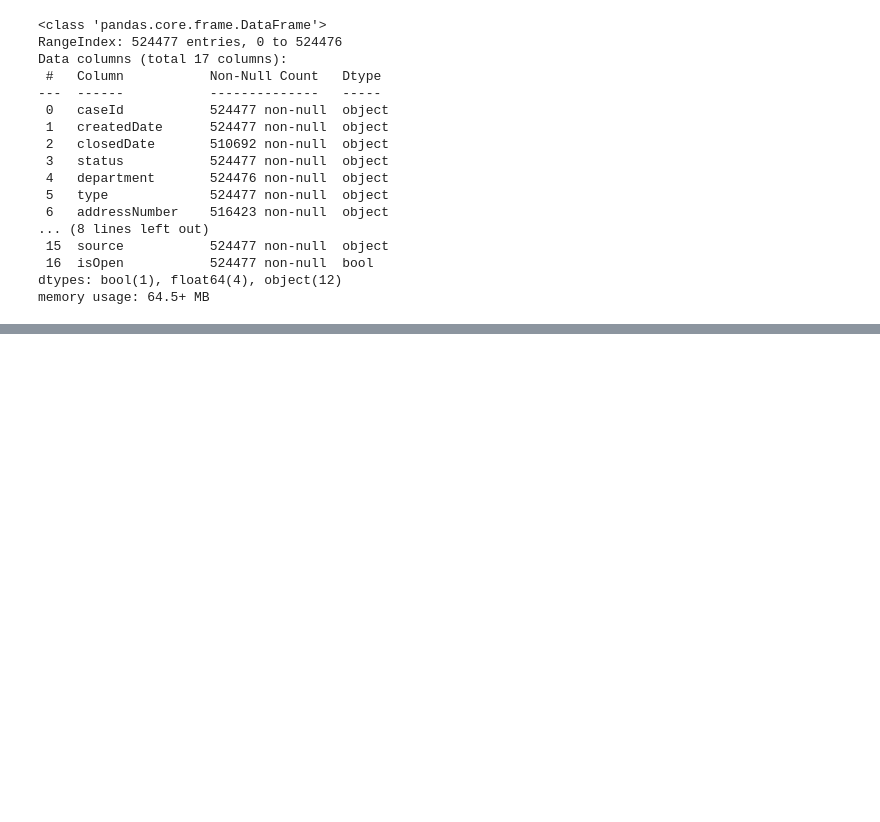
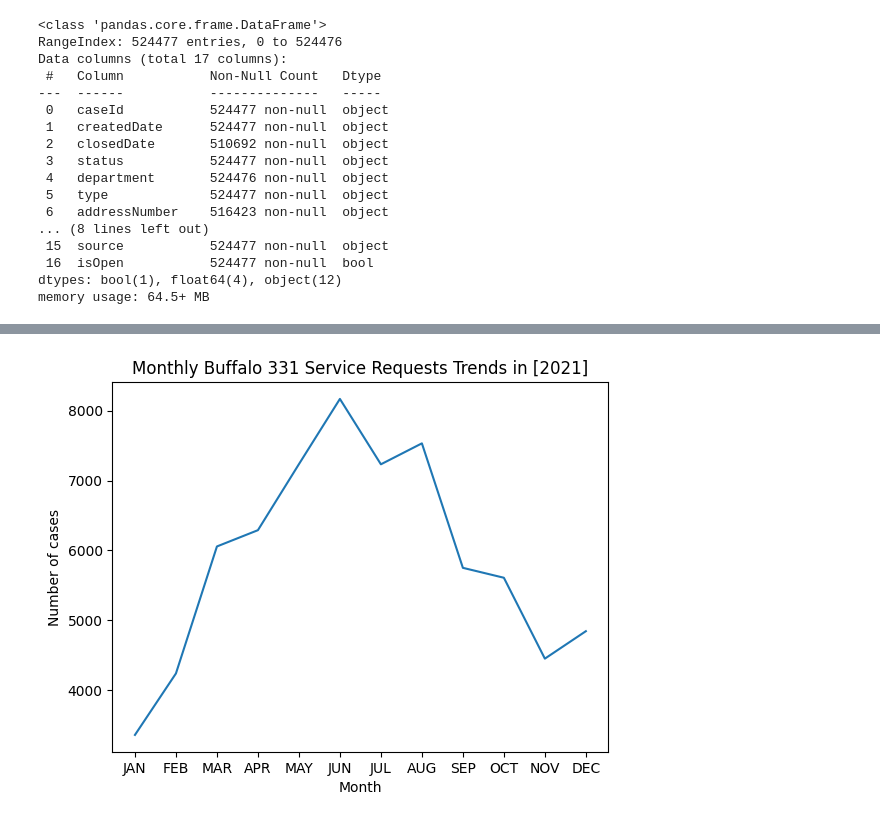
Before and after one commit to JoshuaCongHu/CTRL-Freaks, a Jupyter notebook: src/Buffalo 331 Service Exploratory Data Analytics.ipynb, the cells around one changed output, grey strips where cells are left out. Saved outputs shown, nothing was run; the diff lists cells and outputs as text; code cells hidden in the pictures; blank space fills up the shorter version.

```diff
--- a/src/Buffalo 331 Service Exploratory Data Analytics.ipynb
+++ b/src/Buffalo 331 Service Exploratory Data Analytics.ipynb
@@ -46,0 +109,5 @@ df
+# %%
+cases2021= df[(df['createdYear'] == 2021)]
+plot_graph(cases2021)
+# %% [output]
+[figure, added]
```
Also changed, not shown: parts of 17 cells of this notebook.
